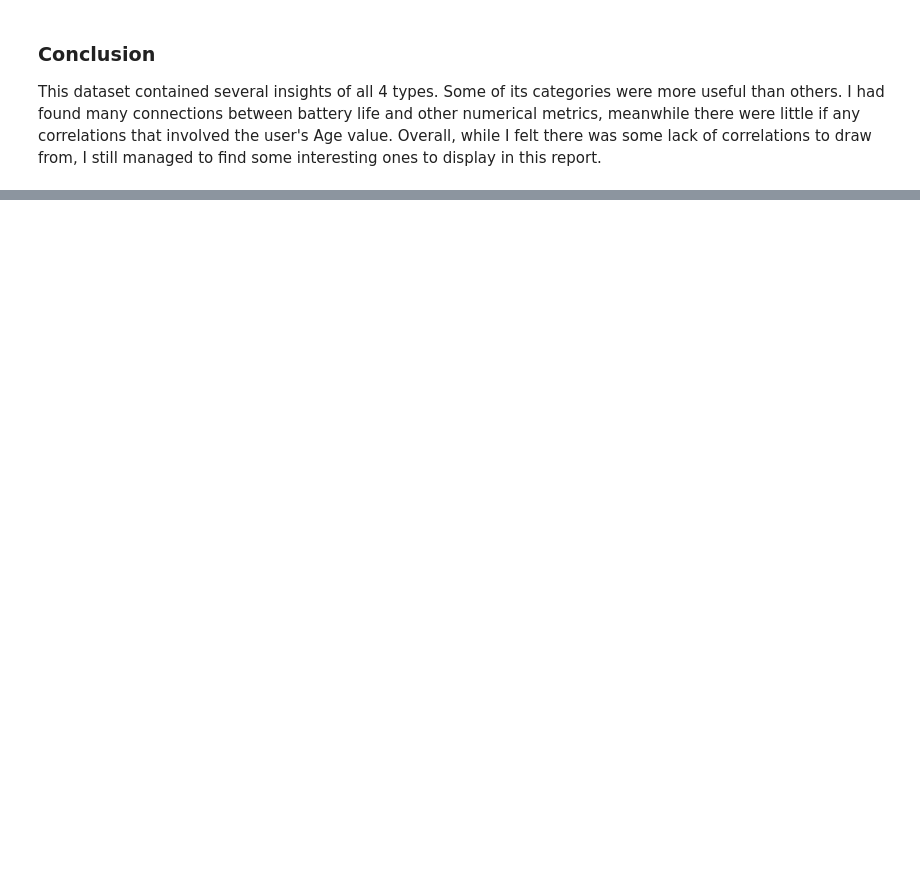
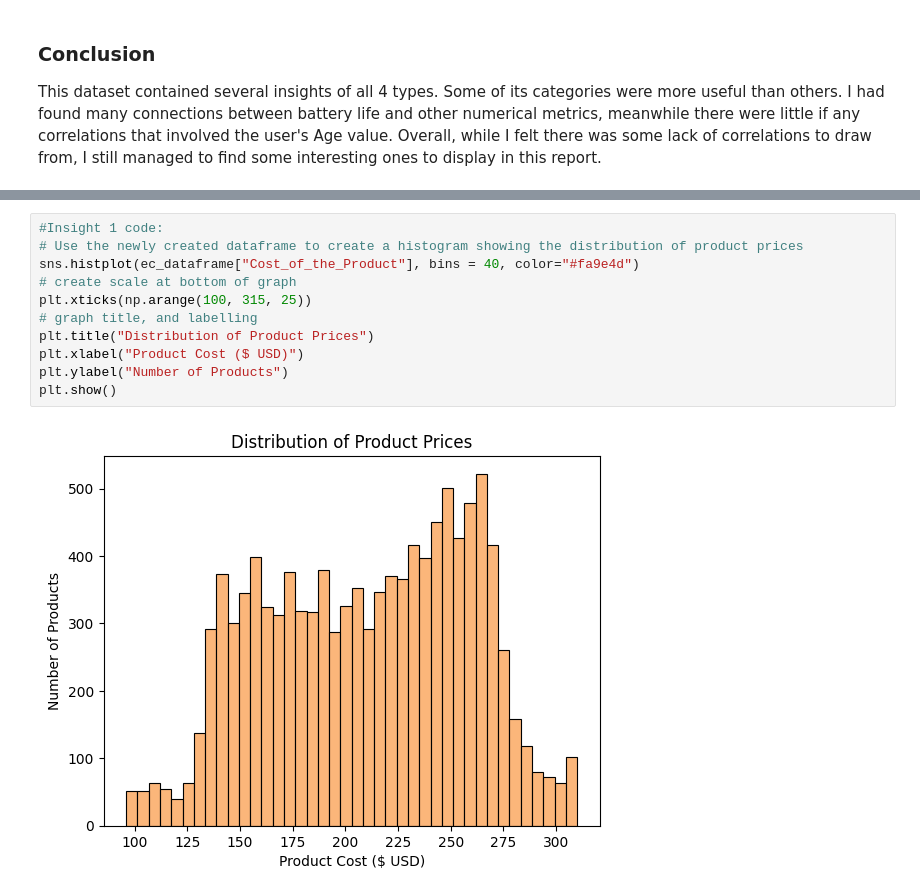
Before and after one commit to CLFrod/Assignment1CSI4142, a Jupyter notebook: Assignment 1 Notebook.ipynb, the cells around one changed output, grey strips where cells are left out. Drawn from its saved outputs; the diff is of its cells as text; blank space fills up the shorter version.

```diff
--- a/Assignment 1 Notebook.ipynb
+++ b/Assignment 1 Notebook.ipynb
@@ -392,0 +415,13 @@ Insight 4:
+# %%
+#Insight 1 code:
+# Use the newly created dataframe to create a histogram showing the distribution of product prices
+sns.histplot(ec_dataframe["Cost_of_the_Product"], bins = 40, color="#fa9e4d")
+# create scale at bottom of graph
+plt.xticks(np.arange(100, 315, 25))
+# graph title, and labelling
+plt.title("Distribution of Product Prices")
+plt.xlabel("Product Cost ($ USD)")
+plt.ylabel("Number of Products")
+plt.show()
+# %% [output]
+[figure, added]
```
Also changed, not shown: parts of 59 cells of this notebook.
